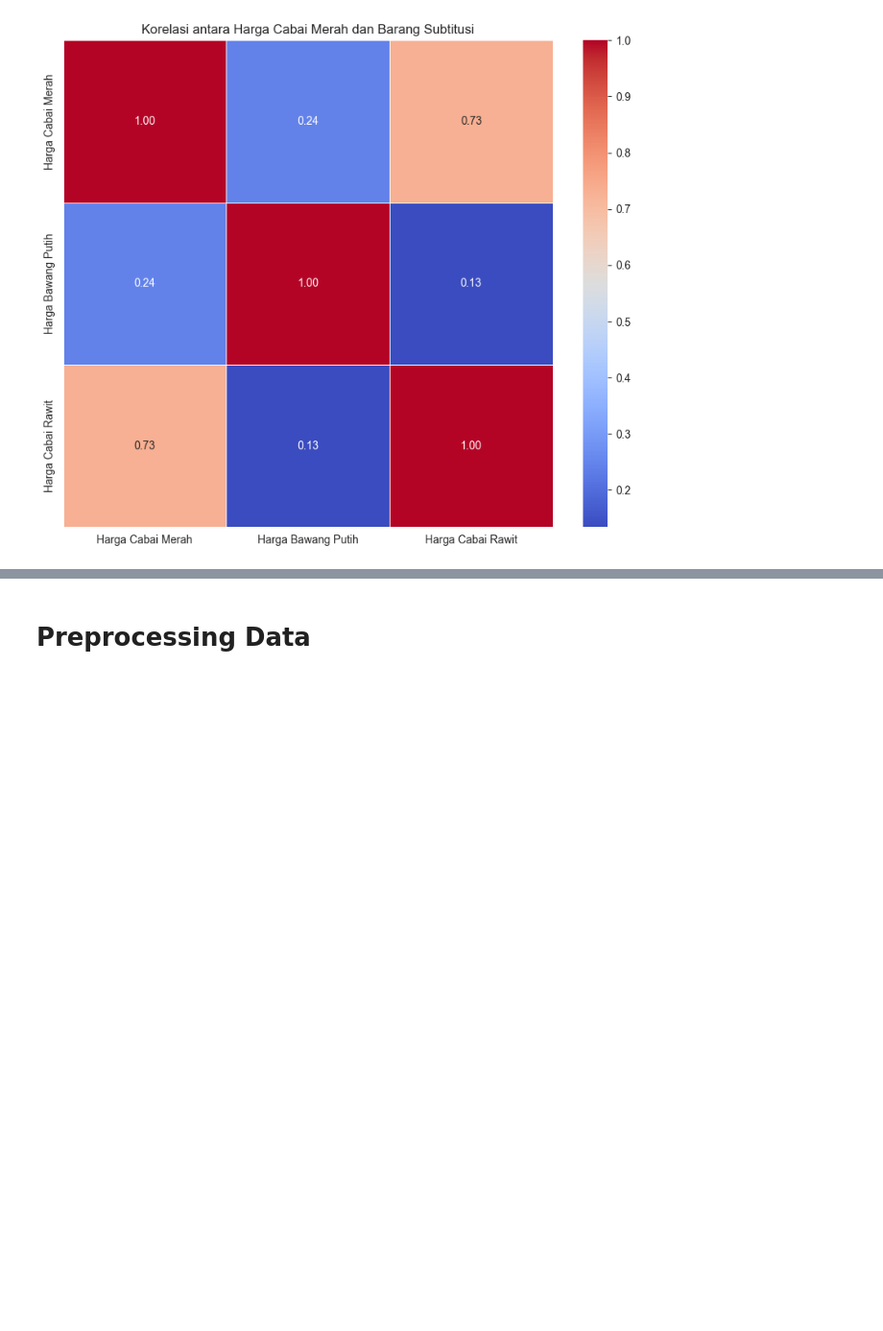
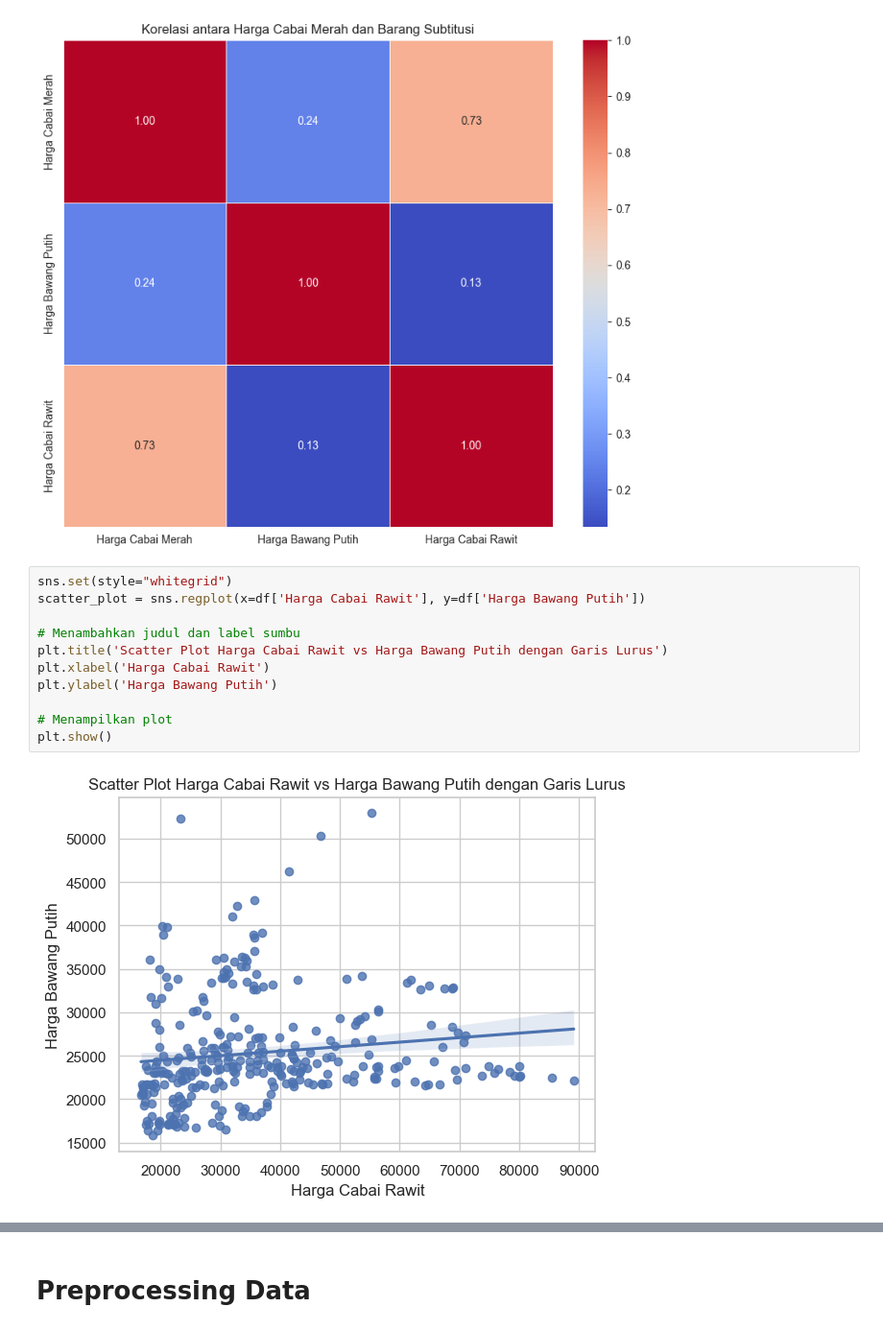
Before and after one commit to ihsanmi21/3.7-Tahun-Cabai-Merah-Skripsi, a Jupyter notebook: modelling/Skripsi_BAB_IV Explore.ipynb, the cells around one changed output, grey strips where cells are left out. Shown at 96% size. Saved outputs shown, nothing was run; the diff lists cells and outputs as text; blank space fills up the shorter version.

```diff
--- a/modelling/Skripsi_BAB_IV Explore.ipynb
+++ b/modelling/Skripsi_BAB_IV Explore.ipynb
@@ -109,3 +110,16 @@ plt.title('Korelasi antara Harga Cabai Merah dan Barang Subtitusi')
 plt.show()
 # %% [output]
 [figure]
+# %%
+sns.set(style="whitegrid")
+scatter_plot = sns.regplot(x=df['Harga Cabai Rawit'], y=df['Harga Bawang Putih'])
+
+# Menambahkan judul dan label sumbu
+plt.title('Scatter Plot Harga Cabai Rawit vs Harga Bawang Putih dengan Garis Lurus')
+plt.xlabel('Harga Cabai Rawit')
+plt.ylabel('Harga Bawang Putih')
+
+# Menampilkan plot
+plt.show()
+# %% [output]
+[figure, added]
```
Also changed, not shown: parts of 13 cells of this notebook.
